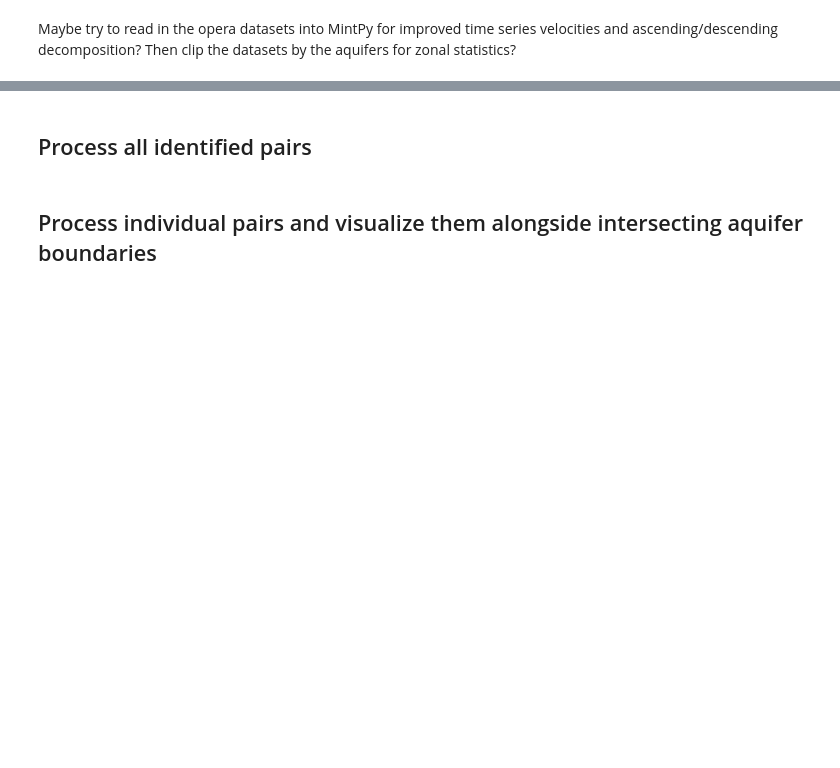
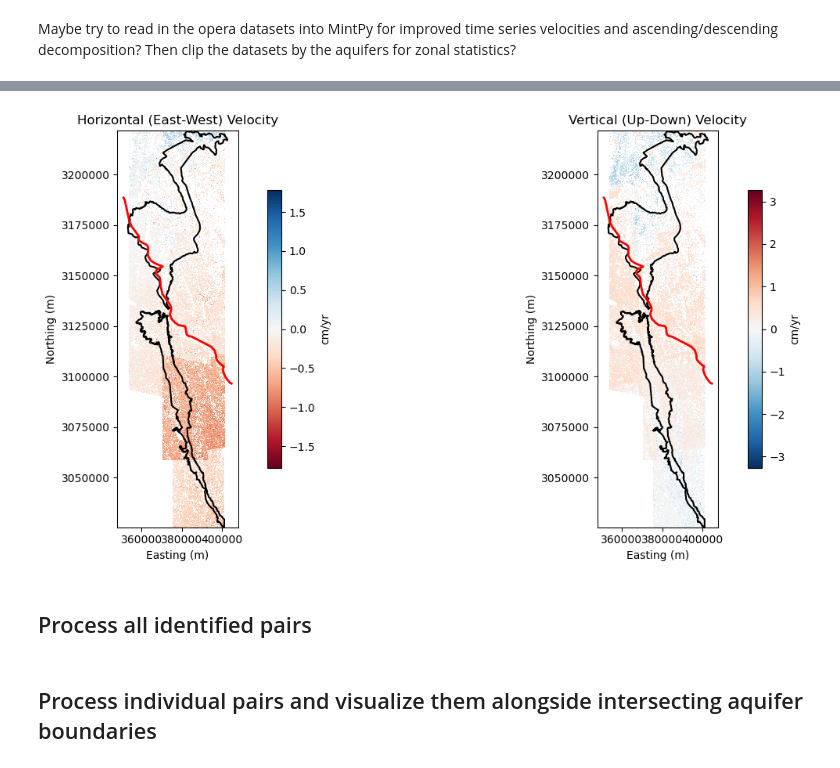
Before and after one commit to wc-caldwell/Transboundary_Opera, a Jupyter notebook: code/process_data/decompose_insar.ipynb, the cells around one changed output, grey strips where cells are left out. Drawn from its saved outputs; the diff is of its cells as text; code cells hidden in the pictures; blank space fills up the shorter version.

```diff
--- a/code/process_data/decompose_insar.ipynb
+++ b/code/process_data/decompose_insar.ipynb
@@ -14,8 +28,9 @@ import transboundary_opera.decomposition_tools as dt
 # %%
 gdf = gpd.read_file(Path(os.getcwd()).parent.parent / "raw_data/TBA_full.shp")
 
+aquifer = 'N015'
 
-data_storage = Path('/home/clayc/Documents/US_Mex_InSAR') / "OPERA_data"    # linux
+data_storage = Path('/home/clayc/Documents/US_Mex_InSAR') / "OPERA_data" / aquifer    # linux
 # data_storage = Path('/mnt/c/Users/clayc/Documents/US_Mex_InSAR') / "OPERA_data"    # WSL
 mintpy_paths = list(data_storage.glob('*/mintpy'))
 opera_product_paths = list(data_storage.glob('*/subset-ncs/*.nc'))
@@ -74,0 +101,3 @@ frame_ids
+# %%
+horz_defo_files = list(data_storage.glob('*horizontalDefo*'))
+vert_defo_files = list(data_storage.glob('*verticalDefo*'))
@@ -74,0 +121,12 @@ frame_ids
+# %%
+def get_pair_name(f):
+    return f.stem.replace('_horizontalDefo', '').replace('_verticalDefo', '')
+
+horz_dict = {get_pair_name(f): f for f in horz_defo_files}
+vert_dict = {get_pair_name(f): f for f in vert_defo_files}
+
+matched_pairs = []
+for pair_name in horz_dict:
+    if pair_name in vert_dict:
+        matched_pairs.append((pair_name, horz_dict[pair_name], vert_dict[pair_name]))
+        print(f"Matched: {pair_name}")
@@ -74,0 +153,68 @@ frame_ids
+# %%
+# TODO: Maybe try and plot all of them in one go? Maybe not feasible, but would make a super cool plot
+
+
+# Get the aquifer polygon
+atr_first = readfile.read_attribute(str(horz_defo_files[0]))
+raster_epsg = atr_first.get('EPSG', 'N/A')
+aquifer = gdf[gdf.CODE_2021 == data_storage.stem].copy().to_crs(raster_epsg)
+
+# Get US-Mexico border from Natural Earth
+shpfile = shpreader.natural_earth(resolution='10m', category='cultural',
+                                   name='admin_0_boundary_lines_land')
+borders_gdf = gpd.read_file(shpfile).to_crs(raster_epsg)
+
+# Compute global color limits
+all_horz, all_vert = [], []
+for hf, vf in zip(horz_defo_files, vert_defo_files):
+    h = readfile.read(str(hf))[0] * 100
+    v = readfile.read(str(vf))[0] * 100
+    all_horz.extend([np.nanmin(h), np.nanmax(h)])
+    all_vert.extend([np.nanmin(v), np.nanmax(v)])
+horz_vlim = max(abs(min(all_horz)), abs(max(all_horz)))
+vert_vlim = max(abs(min(all_vert)), abs(max(all_vert)))
+
+fig, axes = plt.subplots(1, 2, figsize=(14, 6))
+
+for _, horz_file, vert_file in matched_pairs:
+    horz, atr_h = readfile.read(str(horz_file))
+    vert, atr_v = readfile.read(str(vert_file))
+
+    horz_cm = horz * 100
+    vert_cm = vert * 100
+
+    x0 = float(atr_h['X_FIRST'])
+    xs = float(atr_h['X_STEP'])
+    y0 = float(atr_h['Y_FIRST'])
+    ys = float(atr_h['Y_STEP'])
+    l, w = horz.shape
+    extent = [x0, x0 + xs * w, y0 + ys * l, y0]
+
+    im0 = axes[0].imshow(horz_cm, cmap='RdBu', extent=extent,
+                          interpolation='nearest', vmin=-horz_vlim, vmax=horz_vlim)
+    im1 = axes[1].imshow(vert_cm, cmap='RdBu_r', extent=extent,
+                          interpolation='nearest', vmin=-vert_vlim, vmax=vert_vlim)
+
+# Overlay aquifer boundary
+aquifer.boundary.plot(ax=axes[0], edgecolor='black', linewidth=1.5, zorder=10)
+aquifer.boundary.plot(ax=axes[1], edgecolor='black', linewidth=1.5, zorder=10)
+
+# Overlay country borders — clip to plot extent for cleaner rendering
+for ax in axes:
+    xlim, ylim = ax.get_xlim(), ax.get_ylim()
+    borders_gdf.clip_by_rect(xlim[0], ylim[0], xlim[1], ylim[1]).plot(
+        ax=ax, edgecolor='red', linewidth=2, zorder=11
+    )
+    ax.set_xlabel('Easting (m)')
+    ax.set_ylabel('Northing (m)')
+
+axes[0].set_title('Horizontal (East-West) Velocity')
+axes[1].set_title('Vertical (Up-Down) Velocity')
+
+plt.colorbar(im0, ax=axes[0], label='cm/yr', shrink=0.7)
+plt.colorbar(im1, ax=axes[1], label='cm/yr', shrink=0.7)
+
+plt.tight_layout()
+plt.show()
+# %% [output]
+[figure, added]
```
Also changed, not shown: parts of 17 cells of this notebook, 5 other files.
